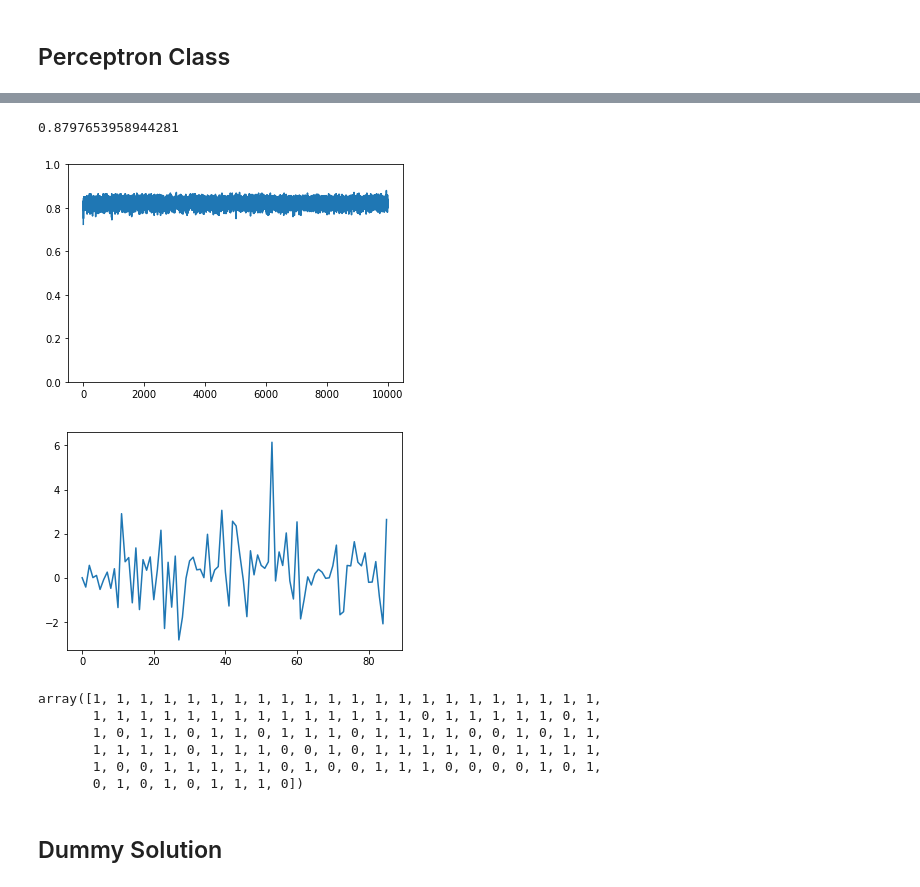
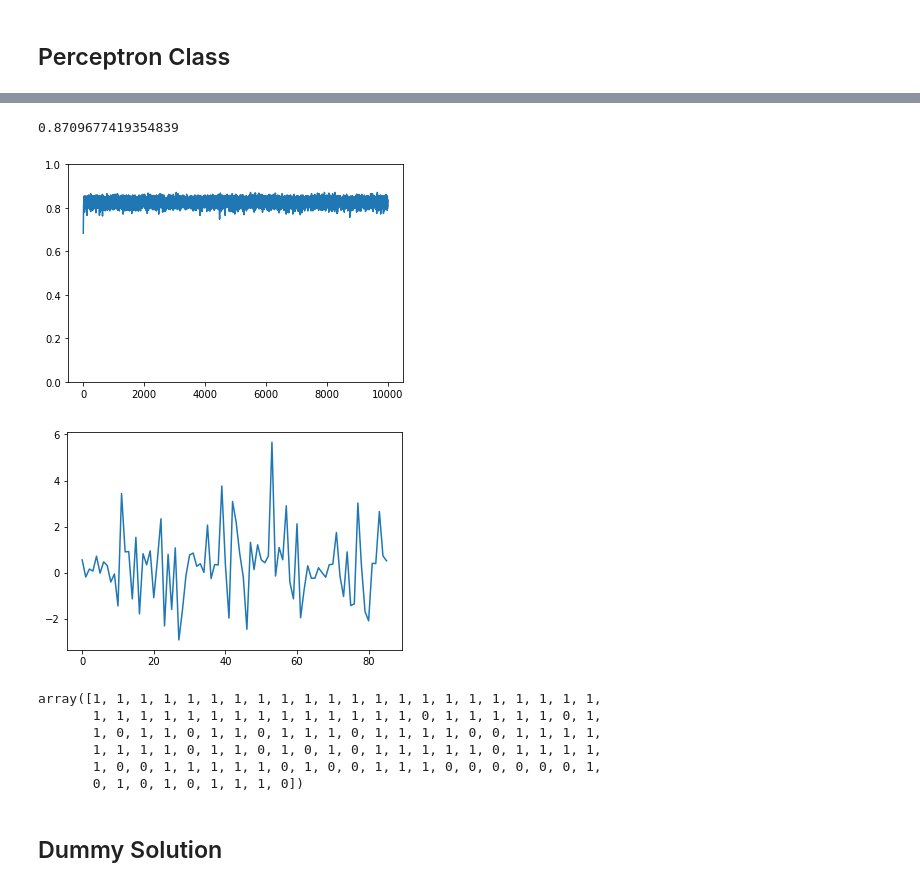
Before and after one commit to rjs417/Mobile-Like-Dislike-Classification, a Jupyter notebook: Contest_1_1_Solution_Sample-1550240301484-Perceptron.ipynb, the cells around one changed output, grey strips where cells are left out. Drawn from its saved outputs; the diff is of its cells as text; code cells hidden in the pictures.

```diff
--- a/Contest_1_1_Solution_Sample-1550240301484-Perceptron.ipynb
+++ b/Contest_1_1_Solution_Sample-1550240301484-Perceptron.ipynb
@@ -402,0 +417,3 @@ Number of features in test: 87
+# %%
+train_new.loc[(train_new.RAM == 512), ['RAM']] = 0.5
+test_new.loc[(test_new.RAM == 512), ['RAM']] = 0.5
@@ -584,13 +632,13 @@ for C in tqdm(la):
 # %%
-wt_matrix = perceptron.fit(X_train, Y_train, 10000, 0.085)
+wt_matrix = perceptron.fit(X_train, Y_train, 10000, 0.0122)
 # %% [output]
-0.8797653958944281
+0.8709677419354839
-[figure, old version]
+[figure, new version]
 # %%
 plt.plot(wt_matrix[-1,:])
 plt.show()
 # %% [output]
-[figure, old version]
+[figure, new version]
 # %%
 Y_pred_test = perceptron.predict(X_test)
 # %%
@@ -598,9 +646,9 @@ Y_pred_test
 # %% [output]
 array([1, 1, 1, 1, 1, 1, 1, 1, 1, 1, 1, 1, 1, 1, 1, 1, 1, 1, 1, 1, 1, 1,
        1, 1, 1, 1, 1, 1, 1, 1, 1, 1, 1, 1, 1, 1, 0, 1, 1, 1, 1, 1, 0, 1,
-       1, 0, 1, 1, 0, 1, 1, 0, 1, 1, 1, 0, 1, 1, 1, 1, 0, 0, 1, 0, 1, 1,
-       1, 1, 1, 1, 0, 1, 1, 1, 0, 0, 1, 0, 1, 1, 1, 1, 1, 0, 1, 1, 1, 1,
-       1, 0, 0, 1, 1, 1, 1, 1, 0, 1, 0, 0, 1, 1, 1, 0, 0, 0, 0, 1, 0, 1,
+       1, 0, 1, 1, 0, 1, 1, 0, 1, 1, 1, 0, 1, 1, 1, 1, 0, 0, 1, 1, 1, 1,
+       1, 1, 1, 1, 0, 1, 1, 0, 1, 0, 1, 0, 1, 1, 1, 1, 1, 0, 1, 1, 1, 1,
+       1, 0, 0, 1, 1, 1, 1, 1, 0, 1, 0, 0, 1, 1, 1, 0, 0, 0, 0, 0, 0, 1,
        0, 1, 0, 1, 0, 1, 1, 1, 0])
 # %% [markdown]
 ## Dummy Solution
```
Also changed, not shown: parts of 13 cells of this notebook.
